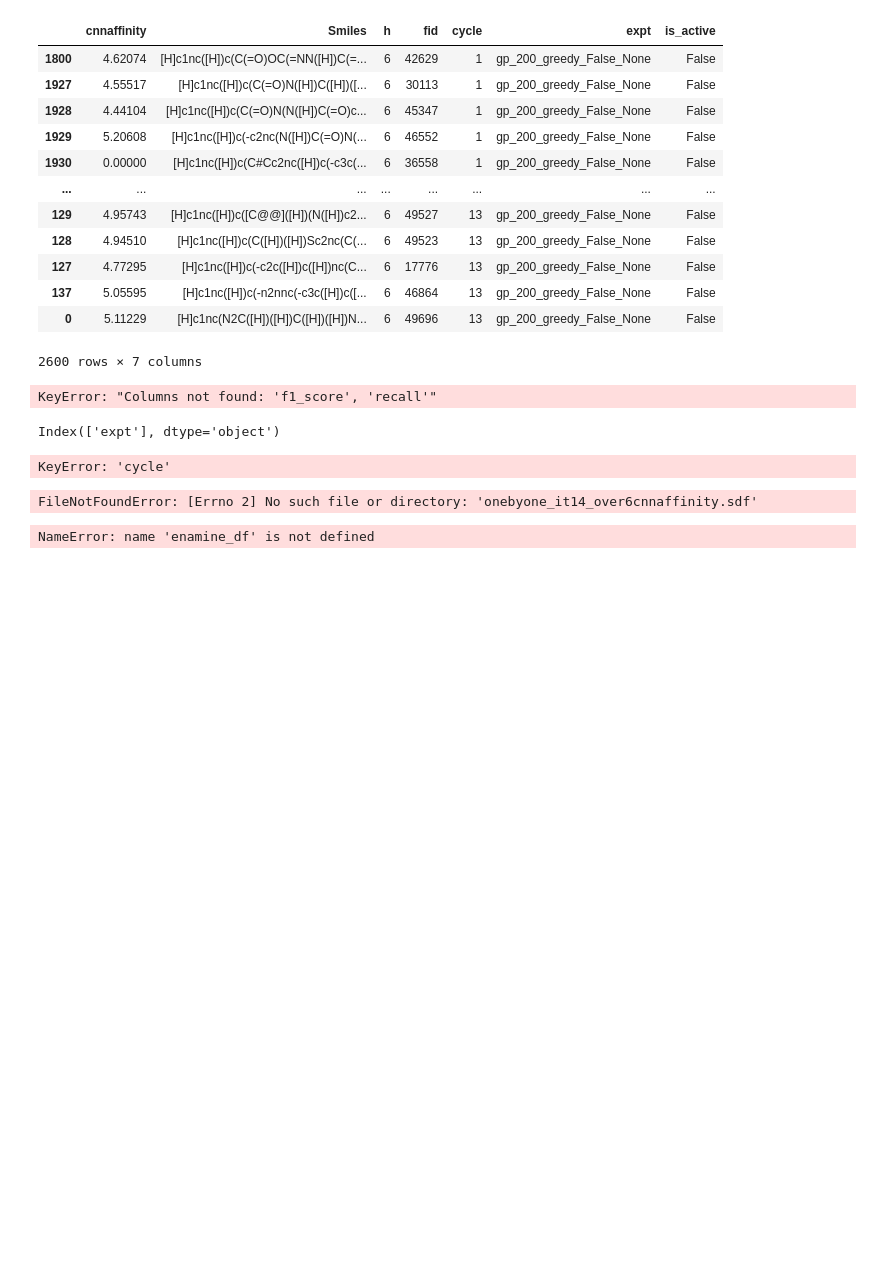
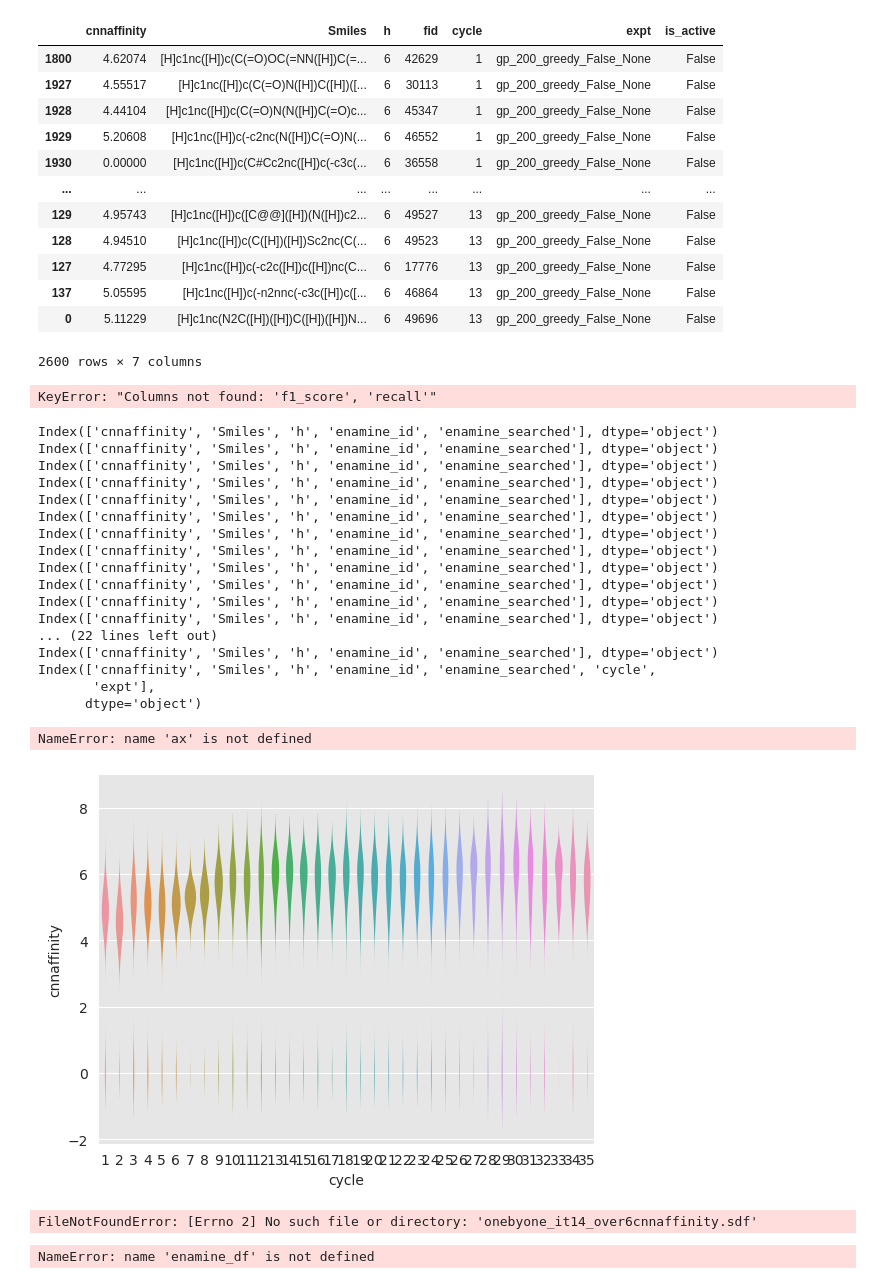
Before and after one commit to BenCree/fegrow_al_data, a Jupyter notebook: plots.ipynb, the cells around one changed output. Cells and saved outputs as stored; diff of their text form; code cells hidden in the pictures; blank space fills up the shorter version.

Commit message:
finished violin plots

```diff
--- a/plots.ipynb
+++ b/plots.ipynb
@@ -752,38 +752,55 @@ def create_violin_plot(df_combined, title, hline=None):
     - hline: Optional; y-value for a horizontal line across the plot.
 
     Returns:
     None.
     """
 
     df_combined['cycle'] = df_combined['cycle'].astype('int')
     df_combined['cnnaffinity'] = df_combined['cnnaffinity'].astype('float')
     plot_title = df_combined['expt'].iloc[0]
 
     # create violin plot without black borders and with specified inner
     sns.violinplot(x='cycle', y='cnnaffinity', data=df_combined, linewidth=0, edgecolor='none')
     ax.set_facecolor('white')
     # add optional horizontal line
     if hline is not None:
         plt.axhline(y=hline, color='black', linewidth=2)  # increase thickness of hline
 
     plt.xlabel('Cycle')
     plt.ylabel('Predicted pK')
 
     plt.xticks(range(min(df_combined['cycle']), max(df_combined['cycle']) + 1, 2))
     plt.savefig(f'/home/cree/code/gal/cs50k/{title}')
     plt.show()
     return df_combined
 dirs = ['sars-cov-2-main-protease-al-study','sars-cov-2-main-protease-al-study-b10-r1-extended', 'sars-cov-2-main-protease-al-study-combo1', \
  'sars-cov-2-main-protease-al-study-plip']
-dirs = ['sars-cov-2-main-protease-al-study-plip']
+
 for d in dirs:
-    combined_df = create_test_df(f'/home/cree/code/gal/cs50k/enamine_study/{d}')
+    combined_df = create_test_df(f'/home/cree/code/gal/cs50k/enamine_study/{d}/generated')
 
     combined_df = combined_df.rename(columns={'Cycle': 'cycle'})
-    create_violin_plot(combined_df, hline=None, title=f'{d}.png')
+    create_violin_plot(combined_df, hline=None, title=f'/home/cree/code/al_data/{d}.png')
 # %% [output]
-Index(['expt'], dtype='object')
+Index(['cnnaffinity', 'Smiles', 'h', 'enamine_id', 'enamine_searched'], dtype='object')
+Index(['cnnaffinity', 'Smiles', 'h', 'enamine_id', 'enamine_searched'], dtype='object')
+Index(['cnnaffinity', 'Smiles', 'h', 'enamine_id', 'enamine_searched'], dtype='object')
+Index(['cnnaffinity', 'Smiles', 'h', 'enamine_id', 'enamine_searched'], dtype='object')
+Index(['cnnaffinity', 'Smiles', 'h', 'enamine_id', 'enamine_searched'], dtype='object')
+Index(['cnnaffinity', 'Smiles', 'h', 'enamine_id', 'enamine_searched'], dtype='object')
+Index(['cnnaffinity', 'Smiles', 'h', 'enamine_id', 'enamine_searched'], dtype='object')
+Index(['cnnaffinity', 'Smiles', 'h', 'enamine_id', 'enamine_searched'], dtype='object')
+Index(['cnnaffinity', 'Smiles', 'h', 'enamine_id', 'enamine_searched'], dtype='object')
+Index(['cnnaffinity', 'Smiles', 'h', 'enamine_id', 'enamine_searched'], dtype='object')
+Index(['cnnaffinity', 'Smiles', 'h', 'enamine_id', 'enamine_searched'], dtype='object')
+Index(['cnnaffinity', 'Smiles', 'h', 'enamine_id', 'enamine_searched'], dtype='object')
+... (22 lines left out)
+Index(['cnnaffinity', 'Smiles', 'h', 'enamine_id', 'enamine_searched'], dtype='object')
+Index(['cnnaffinity', 'Smiles', 'h', 'enamine_id', 'enamine_searched', 'cycle',
+       'expt'],
+      dtype='object')
-KeyError: 'cycle'
+NameError: name 'ax' is not defined
+[figure, added]
 # %%
 #TODO umap + umap by cycle 1/13
 # %%
```
Also changed, not shown: 4 other files.
